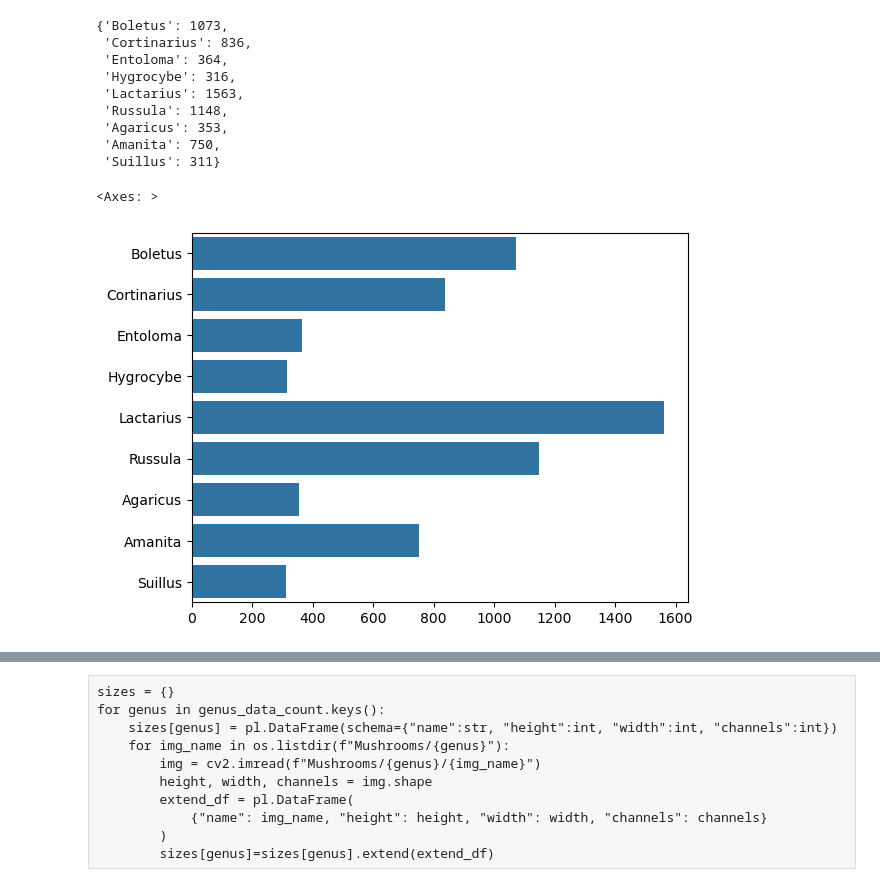
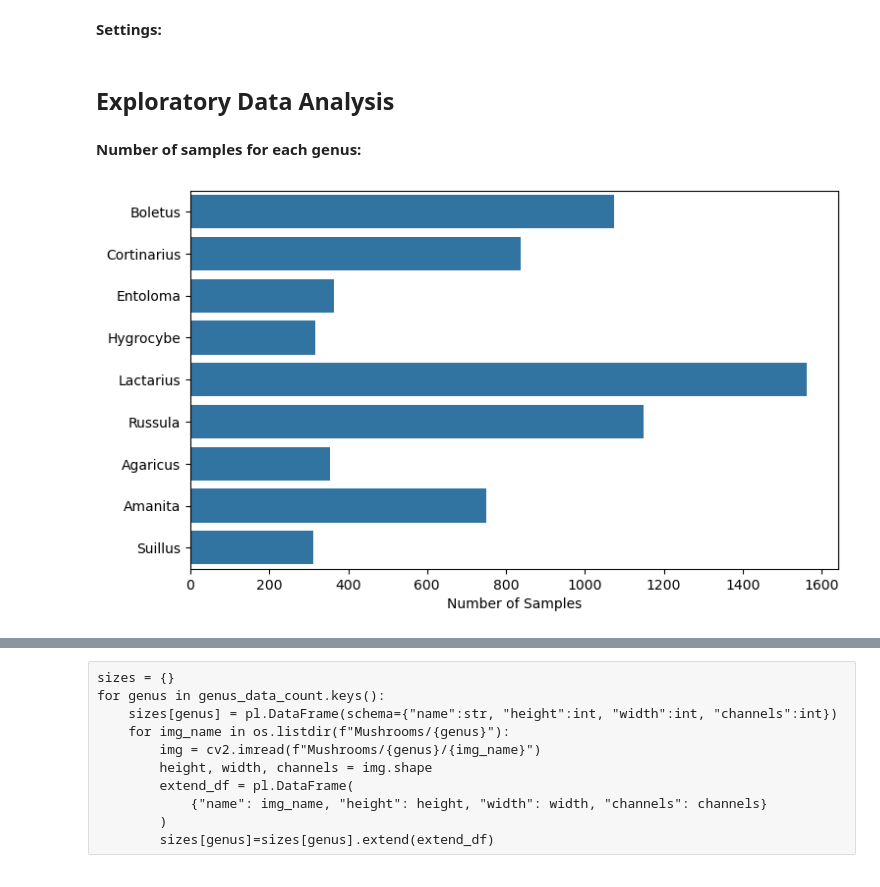
Before and after one commit to gediminas-skvarnavicius/mushroom-classifier, a Jupyter notebook: mushroom_analysis.ipynb, the cells around one changed output, grey strips where cells are left out. Saved outputs shown, nothing was run; the diff lists cells and outputs as text; code cells hidden in the pictures.

```diff
--- a/mushroom_analysis.ipynb
+++ b/mushroom_analysis.ipynb
@@ -27,4 +30,6 @@ from ray import train
 %aimport model_files.tuning
 %aimport model_files.model
+# %% [markdown]
+**Settings:**
 # %%
 BASE_FIG_SIZE=(8.5,5)
@@ -30,0 +37,2 @@ BASE_FIG_SIZE=(8.5,5)
+# %% [markdown]
+## Exploratory Data Analysis
@@ -31,24 +43,16 @@ BASE_FIG_SIZE=(8.5,5)
+# %% [markdown]
+**Number of samples for each genus:**
 # %%
 files=os.listdir("Mushrooms")
 genuses = [file for file in files]
 genus_data_count={}
 for genus in genuses:
     pics=os.listdir(f"Mushrooms/{genus}")
     genus_data_count[genus]=len([pic for pic in pics])
+genus_data_count
+fig_data_count,ax_data_count=plt.subplots(figsize=BASE_FIG_SIZE)
+sns.barplot(genus_data_count,orient='y',ax=ax_data_count)
+ax_data_count.set_xlabel("Number of Samples")
+plt.show()
+# %% [output]
+[figure, added]
-# %%
-genus_data_count
-# %% [output]
-{'Boletus': 1073,
- 'Cortinarius': 836,
- 'Entoloma': 364,
- 'Hygrocybe': 316,
- 'Lactarius': 1563,
- 'Russula': 1148,
- 'Agaricus': 353,
- 'Amanita': 750,
- 'Suillus': 311}
-# %%
-sns.barplot(genus_data_count,orient='y')
-# %% [output]
-<Axes: >
-[figure, removed]
```
Also changed, not shown: parts of 21 cells of this notebook, 3 other files.
